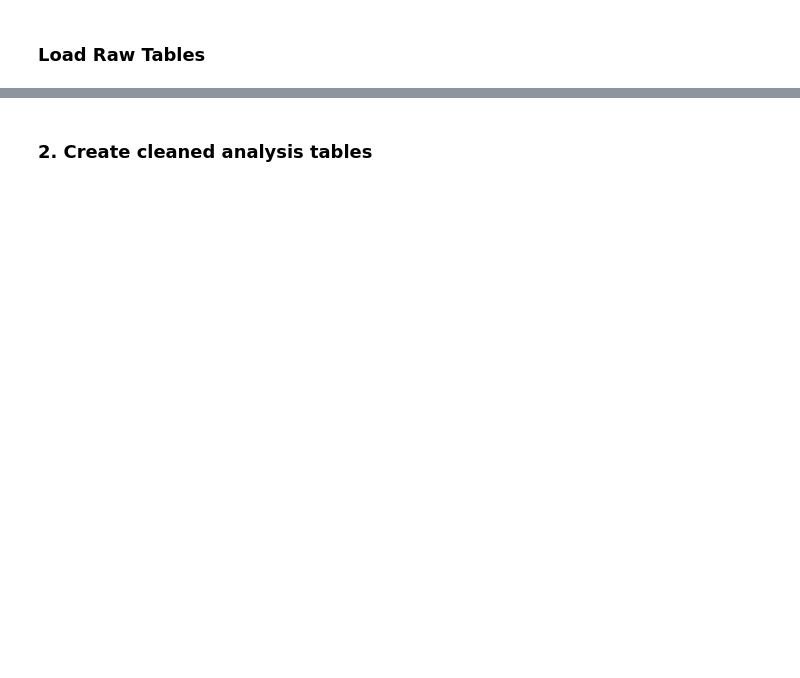
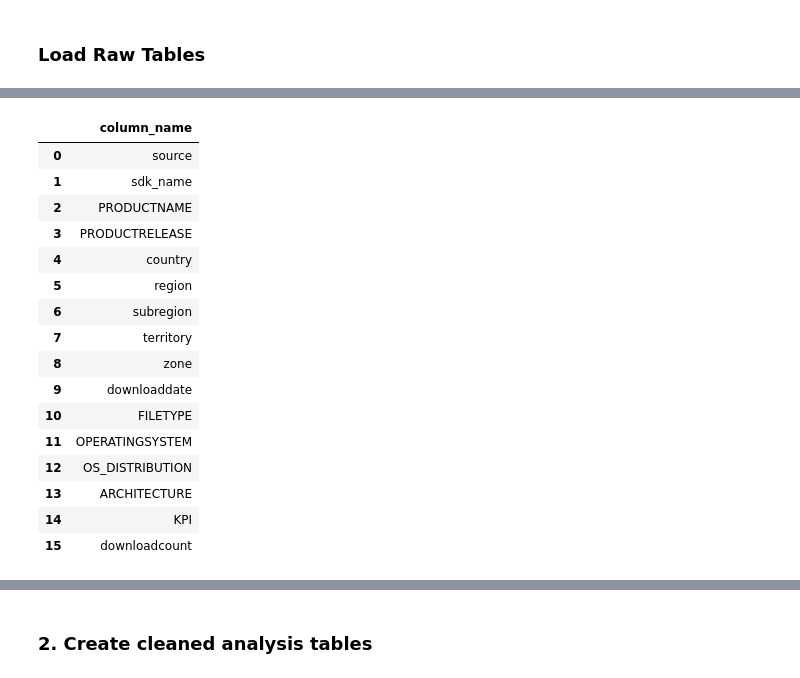
Before and after one commit to WBDoran/Spring2026_IndustryProject, a Jupyter notebook: Creating_duckDB.ipynb, the cells around one changed output, grey strips where cells are left out. Saved outputs shown, nothing was run; the diff lists cells and outputs as text; code cells hidden in the pictures; blank space fills up the shorter version.

```diff
--- a/Creating_duckDB.ipynb
+++ b/Creating_duckDB.ipynb
@@ -58,0 +124,26 @@ FROM read_csv_auto(
+# %%
+
+con.execute("""
+SELECT column_name
+FROM information_schema.columns
+WHERE table_name = 'sdk_download_raw'
+ORDER BY ordinal_position
+""").fetchdf()
+# %% [output]
+|  | column_name |
+| 0 | source |
+| 1 | sdk_name |
+| 2 | PRODUCTNAME |
+| 3 | PRODUCTRELEASE |
+| 4 | country |
+| 5 | region |
+| 6 | subregion |
+| 7 | territory |
+| 8 | zone |
+| 9 | downloaddate |
+| 10 | FILETYPE |
+| 11 | OPERATINGSYSTEM |
+| 12 | OS_DISTRIBUTION |
+| 13 | ARCHITECTURE |
+| 14 | KPI |
+| 15 | downloadcount |
```
Also changed, not shown: parts of 12 cells of this notebook, 25 other files.
